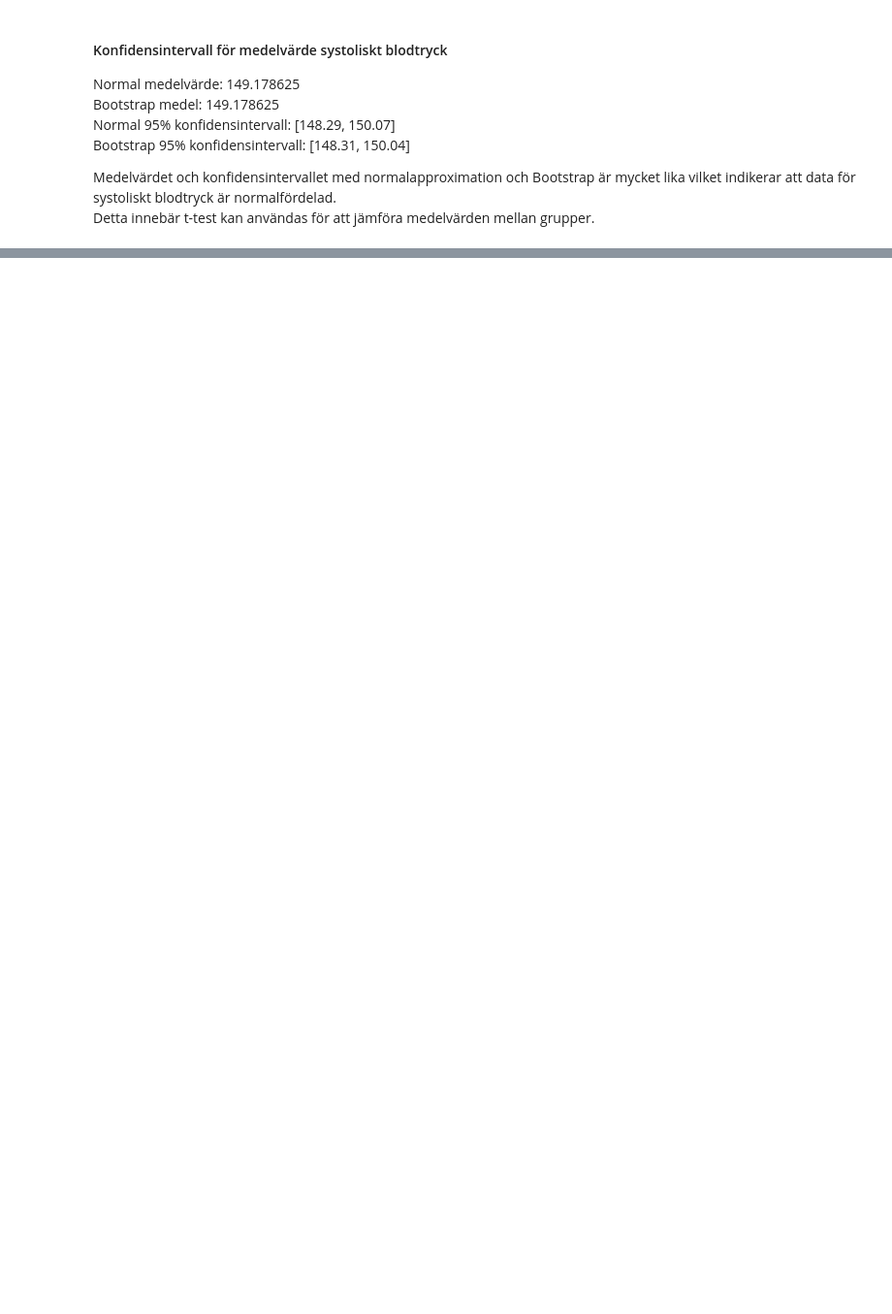
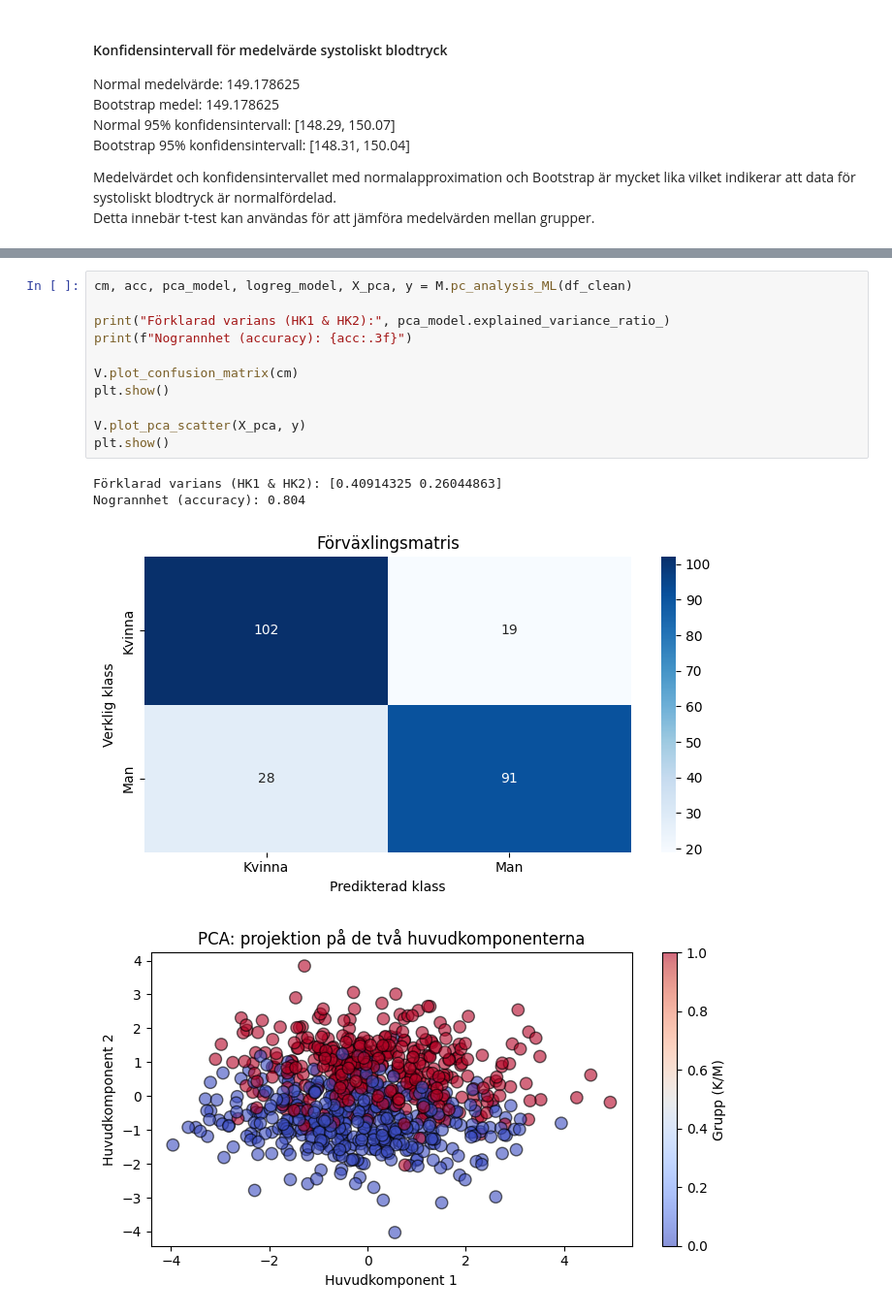
Before and after one commit to MalinMo/Halsostudie, a Jupyter notebook: report.ipynb, the cells around one changed output, grey strips where cells are left out. Shown at 97% size. Drawn from its saved outputs; the diff is of its cells as text; blank space fills up the shorter version.

```diff
--- a/report.ipynb
+++ b/report.ipynb
@@ -251,0 +401,16 @@ Prognos systoliskt blodtryck vid 80 års ålder: 165.57
+# %%
+cm, acc, pca_model, logreg_model, X_pca, y = M.pc_analysis_ML(df_clean)
+
+print("Förklarad varians (HK1 & HK2):", pca_model.explained_variance_ratio_)
+print(f"Nogrannhet (accuracy): {acc:.3f}")
+
+V.plot_confusion_matrix(cm)
+plt.show()
+
+V.plot_pca_scatter(X_pca, y)
+plt.show()
+# %% [output]
+Förklarad varians (HK1 & HK2): [0.40914325 0.26044863]
+Nogrannhet (accuracy): 0.804
+[figure, added]
+[figure, added]
```
Also changed, not shown: parts of 12 cells of this notebook, 2 other files.
